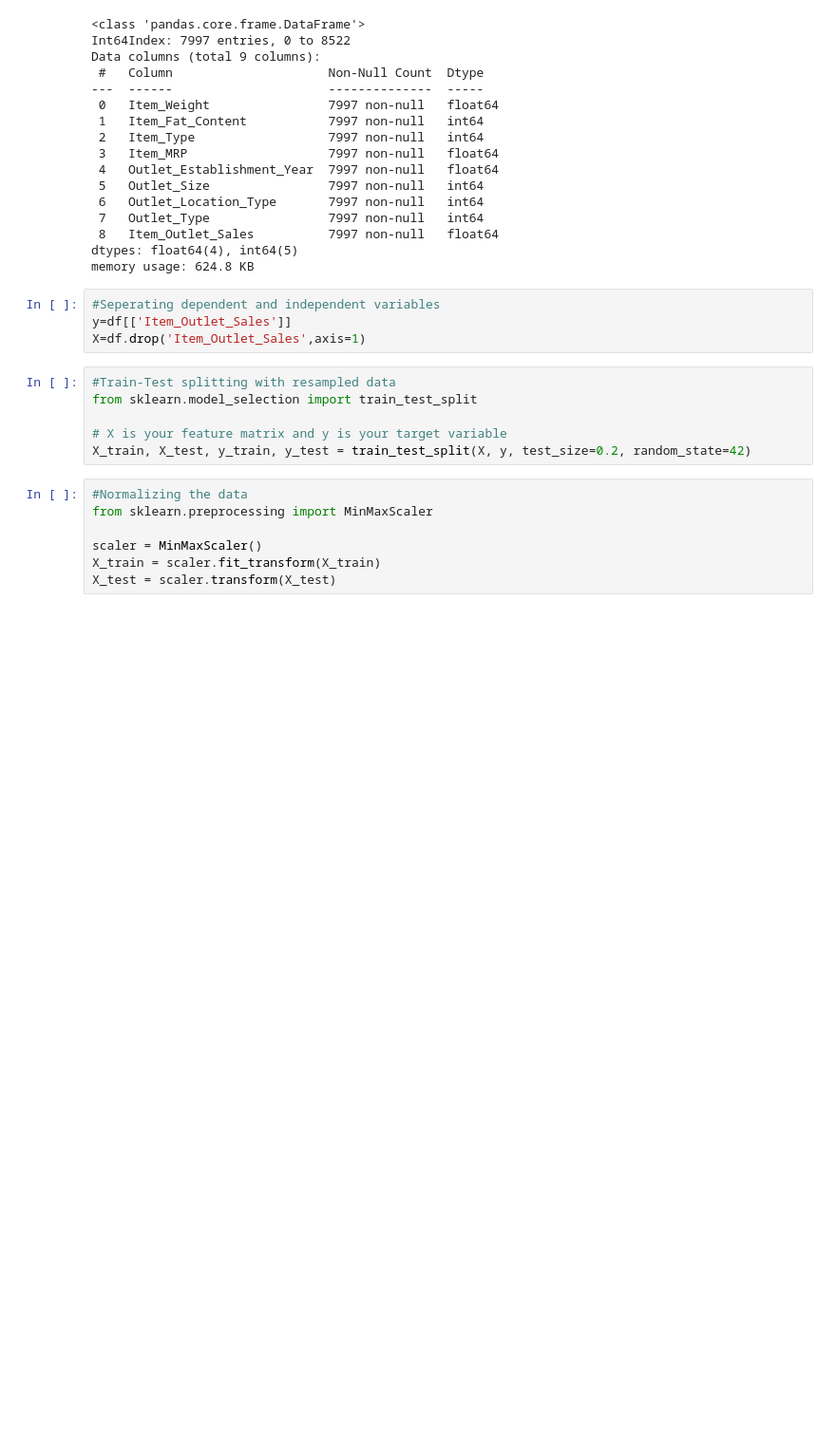
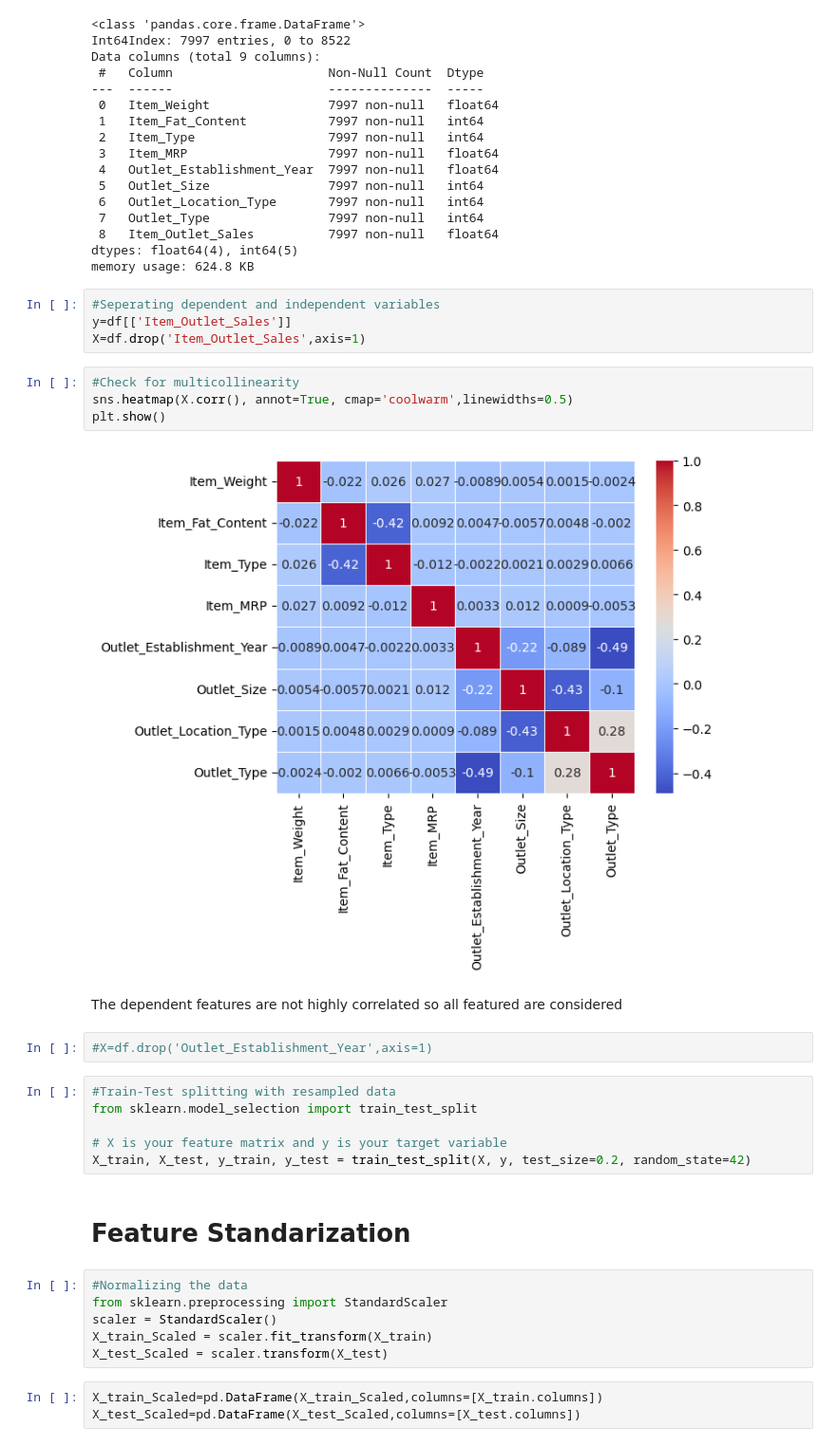
Before and after one commit to nilanjansonai/Regression, a Jupyter notebook: Regression.ipynb, the cells around one changed output. Shown at 95% size. Drawn from its saved outputs; the diff is of its cells as text; blank space fills up the shorter version.

```diff
--- a/Regression.ipynb
+++ b/Regression.ipynb
@@ -505,16 +614,31 @@ memory usage: 624.8 KB
 #Seperating dependent and independent variables
 y=df[['Item_Outlet_Sales']]
 X=df.drop('Item_Outlet_Sales',axis=1)
+# %%
+#Check for multicollinearity
+sns.heatmap(X.corr(), annot=True, cmap='coolwarm',linewidths=0.5)
+plt.show()
+# %% [output]
+[figure, added]
+# %% [markdown]
+The dependent features are not highly correlated so all featured are considered
+# %%
+#X=df.drop('Outlet_Establishment_Year',axis=1)
 # %%
 #Train-Test splitting with resampled data
 from sklearn.model_selection import train_test_split
 
 # X is your feature matrix and y is your target variable
 X_train, X_test, y_train, y_test = train_test_split(X, y, test_size=0.2, random_state=42)
+# %% [markdown]
+
+# Feature Standarization
 # %%
 #Normalizing the data
-from sklearn.preprocessing import MinMaxScaler
-
-scaler = MinMaxScaler()
-X_train = scaler.fit_transform(X_train)
-X_test = scaler.transform(X_test)
+from sklearn.preprocessing import StandardScaler
+scaler = StandardScaler()
+X_train_Scaled = scaler.fit_transform(X_train)
+X_test_Scaled = scaler.transform(X_test)
+# %%
+X_train_Scaled=pd.DataFrame(X_train_Scaled,columns=[X_train.columns])
+X_test_Scaled=pd.DataFrame(X_test_Scaled,columns=[X_test.columns])
```
Also changed, not shown: parts of 61 cells of this notebook.
